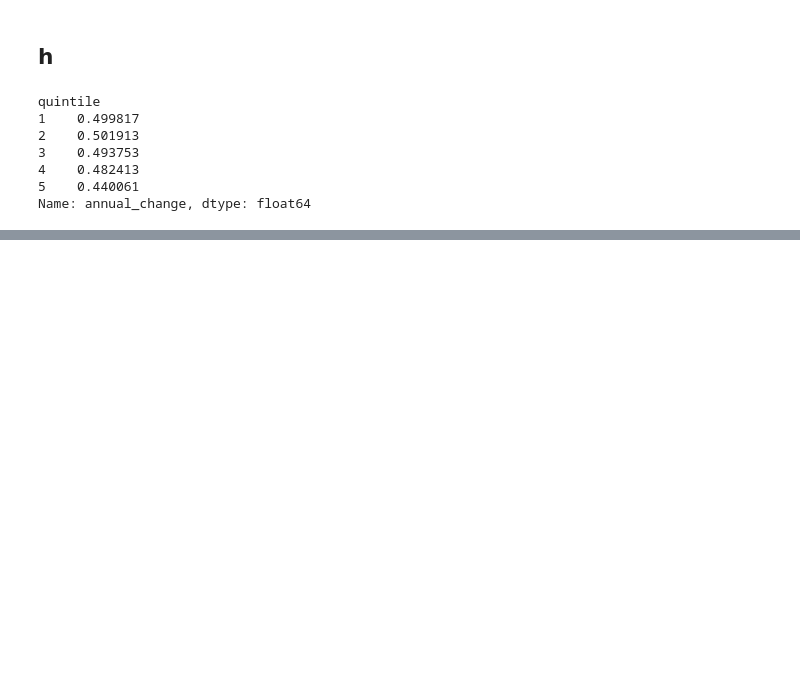
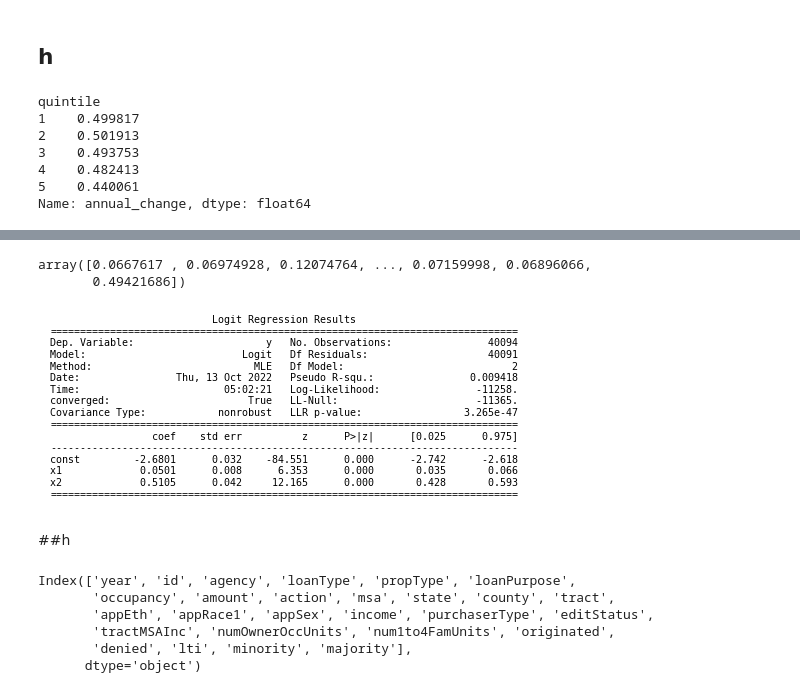
Before and after one commit to seanzhu815/415, a Jupyter notebook: 415_assignment1.ipynb, the cells around one changed output, grey strips where cells are left out. Drawn from its saved outputs; the diff is of its cells as text; code cells hidden in the pictures; blank space fills up the shorter version.

```diff
--- a/415_assignment1.ipynb
+++ b/415_assignment1.ipynb
@@ -164,0 +181,6 @@ plot.cla()
+# %%
+x2 = sm.add_constant(np.transpose(np.array([dfs['lti'] , dfs['minority']])))
+y = np.array(dfs['denied'])
+# Estimate Logistic Regression
+resultLogit_new = sm.Logit(y, x2).fit()
+print(resultLogit_new.summary())
@@ -164,0 +207,25 @@ plot.cla()
+# %%
+predLogit_new = 1 / (1 + np.exp(- np.sum(x2 * resultLogit_new.params, axis = 1)))
+predLogit_new
+# %% [output]
+array([0.0667617 , 0.06974928, 0.12074764, ..., 0.07159998, 0.06896066,
+       0.49421686])
+# %%
+plt.rc('figure', figsize=(8, 3))
+plt.text(0.01, 0.05, str(resultLogit_new.summary()), {'fontsize': 10}, fontproperties = 'monospace')
+plt.axis('off')
+plt.tight_layout()
+plt.savefig('output2.png')
+# %% [output]
+[figure, added]
+# %% [markdown]
+##h
+# %%
+dfs.columns
+# %% [output]
+Index(['year', 'id', 'agency', 'loanType', 'propType', 'loanPurpose',
+       'occupancy', 'amount', 'action', 'msa', 'state', 'county', 'tract',
+       'appEth', 'appRace1', 'appSex', 'income', 'purchaserType', 'editStatus',
+       'tractMSAInc', 'numOwnerOccUnits', 'num1to4FamUnits', 'originated',
+       'denied', 'lti', 'minority', 'majority'],
+      dtype='object')
```
Also changed, not shown: parts of 22 cells of this notebook.
